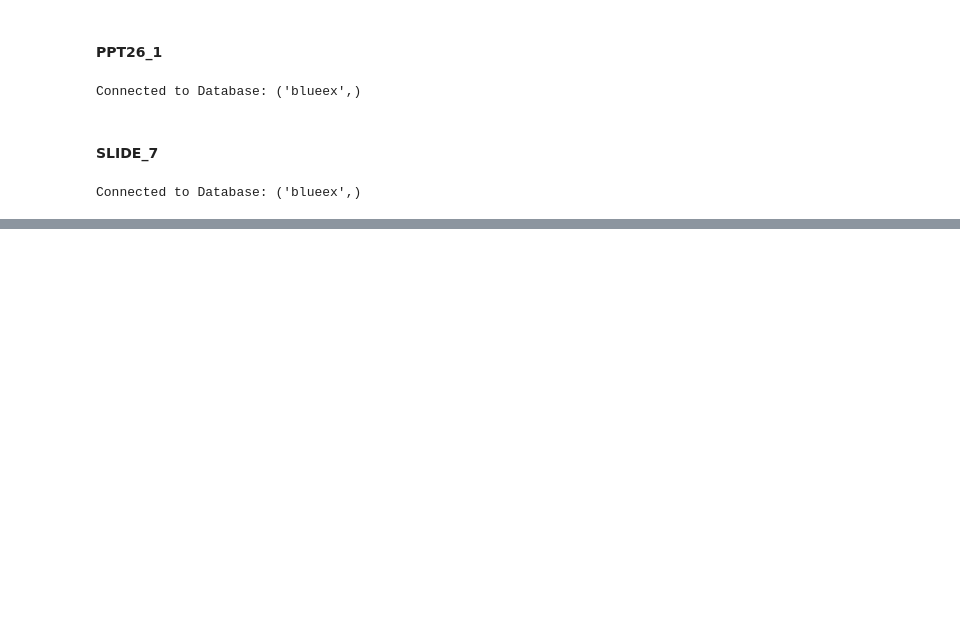
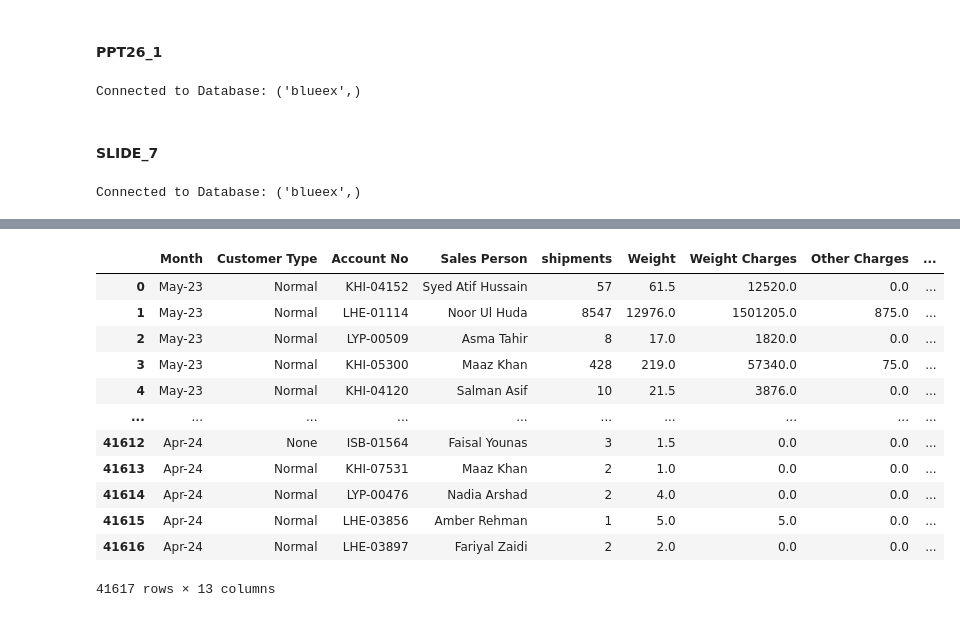
Before and after one commit to TahaDataAlchemy/BLUE-EX-Domestic-Auto, a Jupyter notebook: ETL.ipynb, the cells around one changed output, grey strips where cells are left out. Drawn from its saved outputs; the diff is of its cells as text; code cells hidden in the pictures; blank space fills up the shorter version.

```diff
--- a/ETL.ipynb
+++ b/ETL.ipynb
@@ -4350,0 +4433,6 @@ PPT7_Group = round(sorted_top_values,2)
+# %%
+Normal_shipment = filtered_df[["month","cust_type","acc_no","sp_name","shipments","n_wght","n_wght_chgs","n_oth_chgs","n_rev","n_s_za","n_fsc"]]
+Normal_shipment["Rev_Wi_FSC"] = Normal_shipment["n_rev"] - Normal_shipment["n_fsc"]
+Normal_shipment["Type"] = "Normal"
+
+Normal_shipment.columns = ["Month","Customer Type","Account No","Sales Person","shipments","Weight","Weight Charges","Other Charges","Revenue","Shipment Zone A","FSC","Revenue Without FSC","Type"]
@@ -4350,0 +4450,29 @@ PPT7_Group = round(sorted_top_values,2)
+# %%
+Ret_Normal_shipment = filtered_df[["month","cust_type","acc_no","sp_name","ret_ship","r_wght","r_wght_chrg","ret_revenue","r_s_za"]]
+Ret_Normal_shipment = Ret_Normal_shipment[Ret_Normal_shipment["ret_ship"]!=0]
+Ret_Normal_shipment["Other Charges"] = 0
+Ret_Normal_shipment["FSC"]  = 0
+Ret_Normal_shipment["Rev_Wi_FSC"] = Ret_Normal_shipment["ret_revenue"]
+Ret_Normal_shipment["Type"] = "Return"
+Ret_Normal_shipment = Ret_Normal_shipment[["month","cust_type","acc_no","sp_name","ret_ship","r_wght","r_wght_chrg","Other Charges","ret_revenue","r_s_za","FSC","Rev_Wi_FSC","Type"]]
+Ret_Normal_shipment.columns = ["Month","Customer Type","Account No","Sales Person","shipments","Weight","Weight Charges","Other Charges","Revenue","Shipment Zone A","FSC","Revenue Without FSC","Type"]
+# %%
+All_Data = pd.merge(Normal_shipment,Ret_Normal_shipment,on = ['Month', 'Customer Type', 'Account No', 'Sales Person', 'shipments',
+       'Weight', 'Weight Charges', 'Other Charges', 'Revenue',
+       'Shipment Zone A', 'FSC', 'Revenue Without FSC', 'Type'],how="outer")
+# %%
+All_Data
+# %% [output]
+|  | Month | Customer Type | Account No | Sales Person | shipments | Weight | Weight Charges | Other Charges | ... |
+| 0 | May-23 | Normal | KHI-04152 | Syed Atif Hussain | 57 | 61.5 | 12520.0 | 0.0 | ... |
+| 1 | May-23 | Normal | LHE-01114 | Noor Ul Huda | 8547 | 12976.0 | 1501205.0 | 875.0 | ... |
+| 2 | May-23 | Normal | LYP-00509 | Asma Tahir | 8 | 17.0 | 1820.0 | 0.0 | ... |
+| 3 | May-23 | Normal | KHI-05300 | Maaz Khan | 428 | 219.0 | 57340.0 | 75.0 | ... |
+| 4 | May-23 | Normal | KHI-04120 | Salman Asif | 10 | 21.5 | 3876.0 | 0.0 | ... |
+| ... | ... | ... | ... | ... | ... | ... | ... | ... | ... |
+| 41612 | Apr-24 | None | ISB-01564 | Faisal Younas | 3 | 1.5 | 0.0 | 0.0 | ... |
+| 41613 | Apr-24 | Normal | KHI-07531 | Maaz Khan | 2 | 1.0 | 0.0 | 0.0 | ... |
+| 41614 | Apr-24 | Normal | LYP-00476 | Nadia Arshad | 2 | 4.0 | 0.0 | 0.0 | ... |
+| 41615 | Apr-24 | Normal | LHE-03856 | Amber Rehman | 1 | 5.0 | 5.0 | 0.0 | ... |
+| 41616 | Apr-24 | Normal | LHE-03897 | Fariyal Zaidi | 2 | 2.0 | 0.0 | 0.0 | ... |
+41617 rows × 13 columns
```
Also changed, not shown: parts of 4 cells of this notebook.
